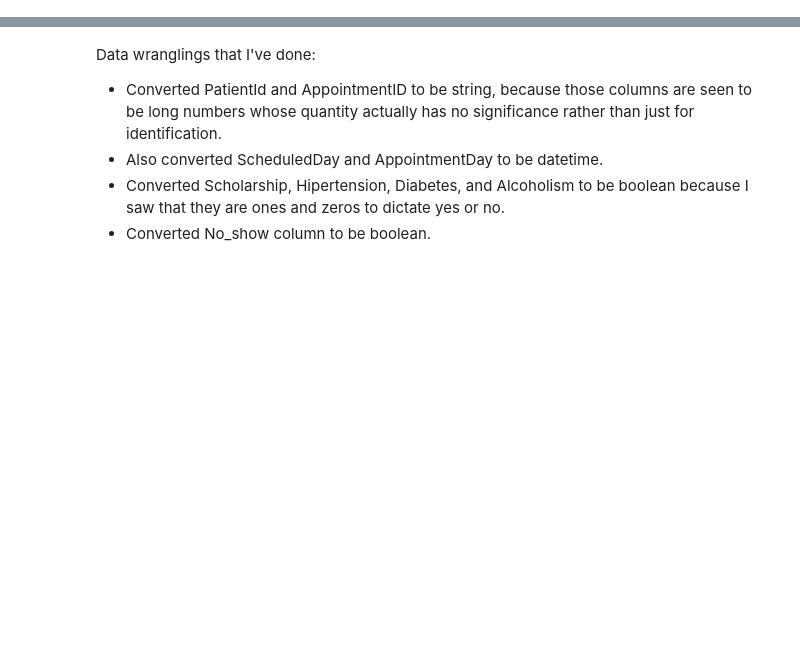
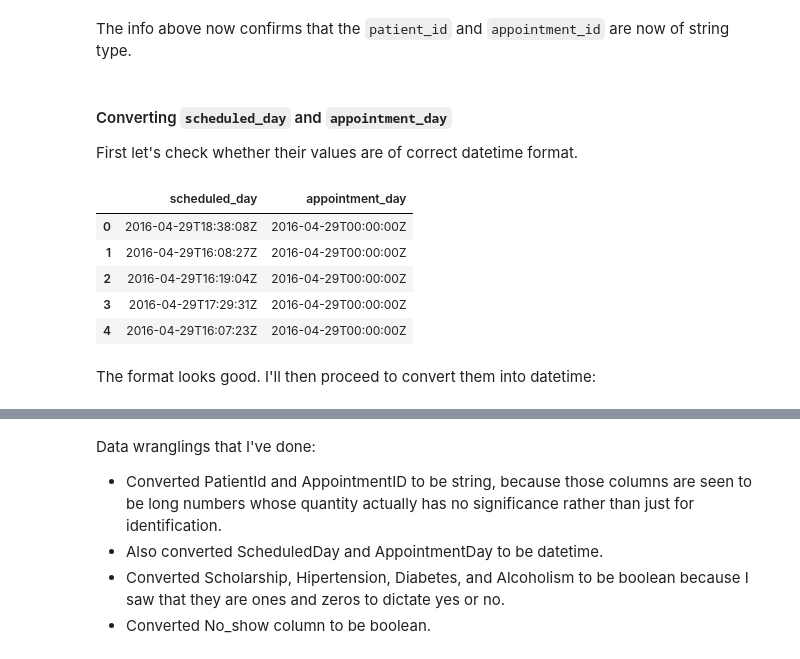
Before and after one commit to fletchersarip93/medical-appointment-no-show-data-analysis, a Jupyter notebook: Investigation_of_No_Show_Appointments_Data.ipynb, the cells around one changed output, grey strips where cells are left out. Cells and saved outputs as stored; diff of their text form; code cells hidden in the pictures; blank space fills up the shorter version.

```diff
--- a/Investigation_of_No_Show_Appointments_Data.ipynb
+++ b/Investigation_of_No_Show_Appointments_Data.ipynb
@@ -39,0 +189,17 @@ import re
+# %% [markdown]
+The info above now confirms that the `patient_id` and `appointment_id` are now of string type.
+# %% [markdown]
+#### Converting `scheduled_day` and `appointment_day`
+
+First let's check whether their values are of correct datetime format.
+# %%
+df[['scheduled_day', 'appointment_day']].head()
+# %% [output]
+|  | scheduled_day | appointment_day |
+| 0 | 2016-04-29T18:38:08Z | 2016-04-29T00:00:00Z |
+| 1 | 2016-04-29T16:08:27Z | 2016-04-29T00:00:00Z |
+| 2 | 2016-04-29T16:19:04Z | 2016-04-29T00:00:00Z |
+| 3 | 2016-04-29T17:29:31Z | 2016-04-29T00:00:00Z |
+| 4 | 2016-04-29T16:07:23Z | 2016-04-29T00:00:00Z |
+# %% [markdown]
+The format looks good. I'll then proceed to convert them into datetime:
```
Also changed, not shown: parts of 85 cells of this notebook.
